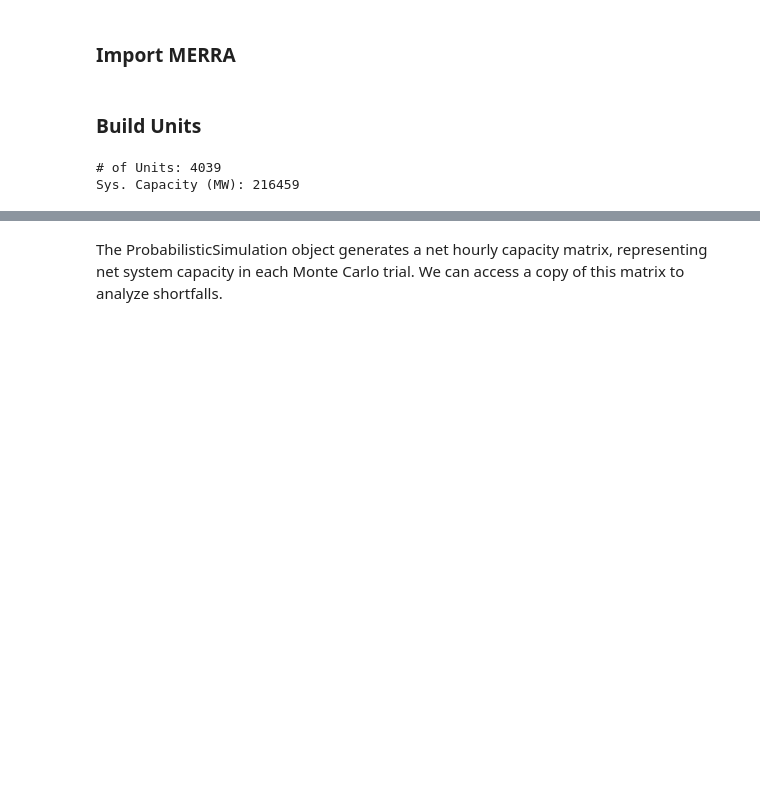
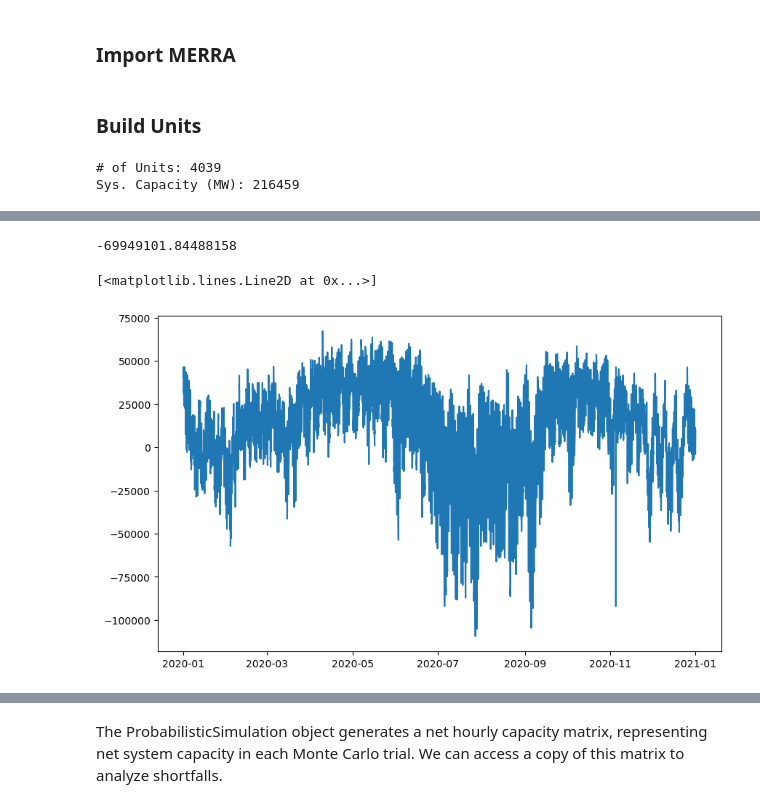
Before and after one commit to jwmaynard/assetraMP, a Jupyter notebook: examples/pjm_run/scripts/pjm_test.ipynb, the cells around one changed output, grey strips where cells are left out. Drawn from its saved outputs; the diff is of its cells as text; code cells hidden in the pictures; blank space fills up the shorter version.

```diff
--- a/examples/pjm_run/scripts/pjm_test.ipynb
+++ b/examples/pjm_run/scripts/pjm_test.ipynb
@@ -383,0 +414,18 @@ Dimensions without coordinates: energy_unit
+# %%
+all_gen_performance_stoc = simulation.unit_performance["StochasticUnit"]
+#convert to dataframe
+df_stoc = all_gen_performance_stoc.to_dataframe(name = 'capacity').reset_index()
+
+all_gen_performance_stor = simulation.unit_performance["StorageUnit"]
+df_stor = all_gen_performance_stor.to_dataframe(name = 'capacity').reset_index()
+# %%
+df_stoc = df_stoc.groupby('time').sum()
+df_stor = df_stor.groupby('time').sum()
+df_stor.drop(columns=['trial', 'energy_unit'], inplace=True)
+df_stoc.drop(columns=['trial', 'energy_unit'], inplace=True)
+# %%
+df_stoc['capacity_stor'] = df_stor['capacity']
+df_stoc['total_capacity'] = df_stoc['capacity'] + df_stoc['capacity_stor']
+df_stoc['demand'] = hourly_demand
+df_stoc['excess'] = df_stoc['total_capacity'] - df_stoc['demand']
+#plot
@@ -384,3 +464,17 @@ Dimensions without coordinates: energy_unit
+# %%
+#where excess > 0
+
+df_stoc['excess'].where(df_stoc['excess'] < 0, 0).sum()
+# %% [output]
+-69949101.84488158
+# %%
+
+import matplotlib.pyplot as plt
+fig, ax = plt.subplots(figsize=(10, 6))
+plt.plot(df_stoc['excess'])
+# %% [output]
+[<matplotlib.lines.Line2D at 0x...>]
+[figure, added]
 # %%
 storage_performance = simulation.unit_performance["StorageUnit"]
 storage_performance
```
Also changed, not shown: parts of 23 cells of this notebook, 17 other files.
